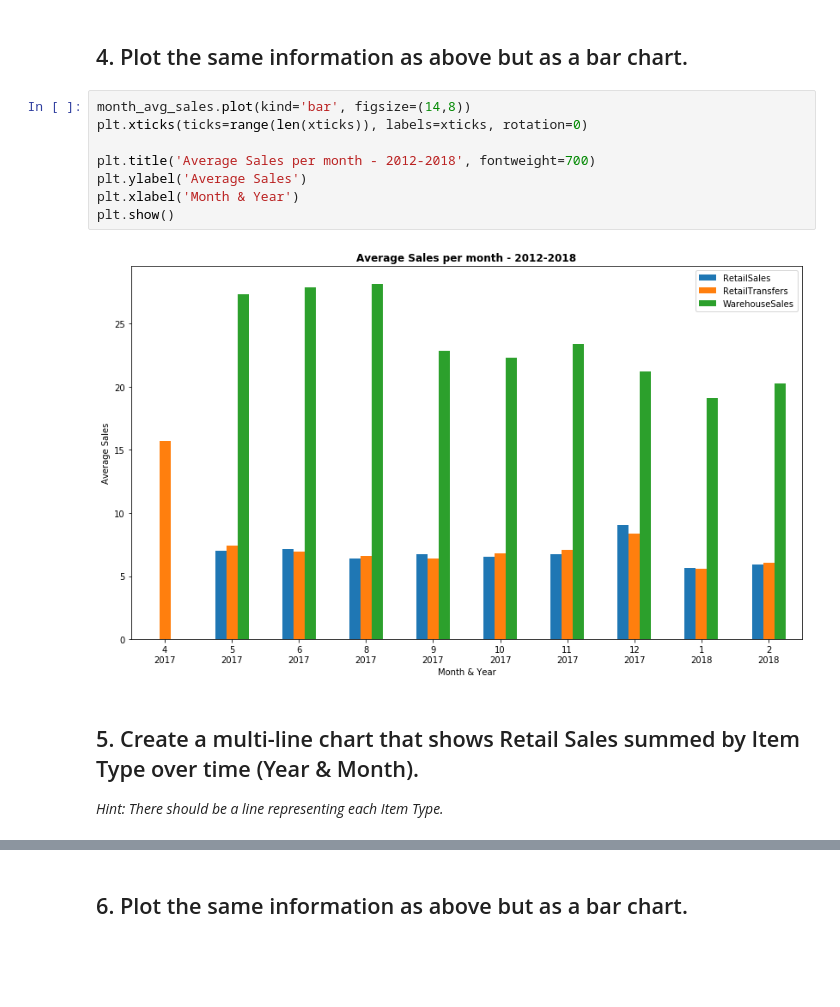
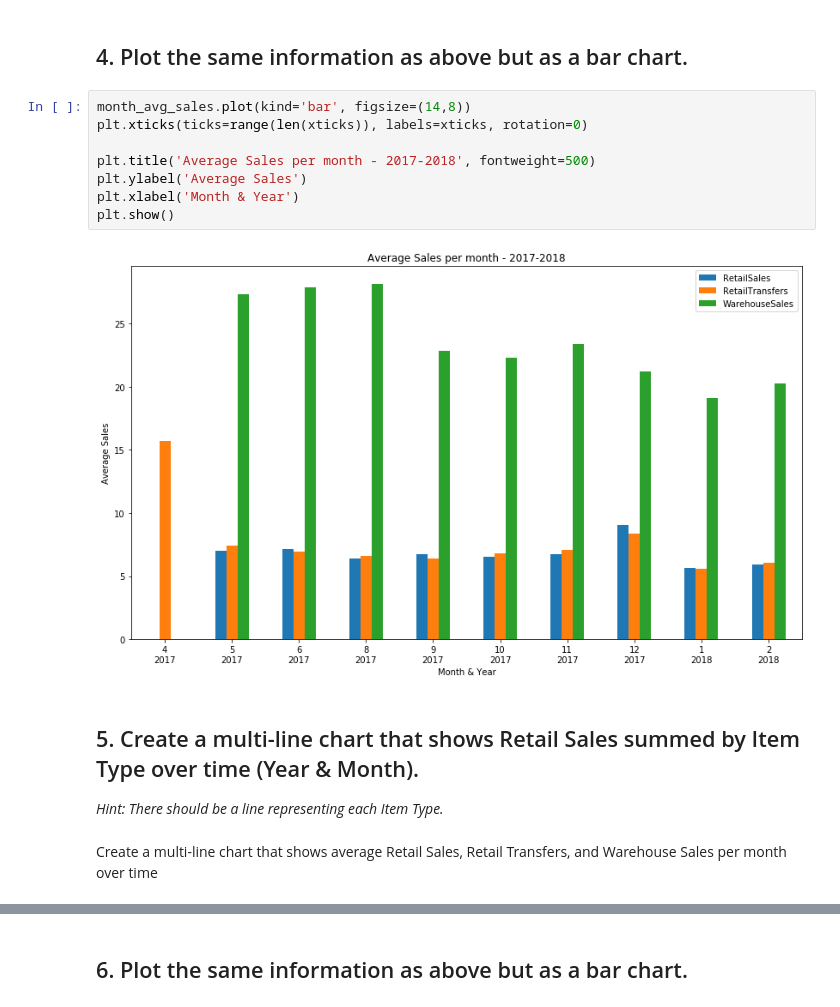
Before and after one commit to Binardino/IronHack-Data-Analysis-Module-2-Statistics-Probability-Data_Visualization, a Jupyter notebook: Datavisualization - Multiple data series plotting/your-code/Plotting-Multiple-Data-Series - Challenge.ipynb, the cells around one changed output, grey strips where cells are left out. Saved outputs shown, nothing was run; the diff lists cells and outputs as text; blank space fills up the shorter version.

```diff
--- a/Datavisualization - Multiple data series plotting/your-code/Plotting-Multiple-Data-Series - Challenge.ipynb
+++ b/Datavisualization - Multiple data series plotting/your-code/Plotting-Multiple-Data-Series - Challenge.ipynb
@@ -122,14 +115,16 @@ plt.show()
 # %%
 month_avg_sales.plot(kind='bar', figsize=(14,8))
 plt.xticks(ticks=range(len(xticks)), labels=xticks, rotation=0)
 
-plt.title('Average Sales per month - 2012-2018', fontweight=700)
+plt.title('Average Sales per month - 2017-2018', fontweight=500)
 plt.ylabel('Average Sales')
 plt.xlabel('Month & Year')
 plt.show()
 # %% [output]
-[figure, old version]
+[figure, new version]
 # %% [markdown]
 ## 5. Create a multi-line chart that shows Retail Sales summed by Item Type over time (Year & Month).
 
 *Hint: There should be a line representing each Item Type.*
+# %% [markdown]
+ Create a multi-line chart that shows average Retail Sales, Retail Transfers, and Warehouse Sales per month over time
```
Also changed, not shown: parts of 11 cells of this notebook.
